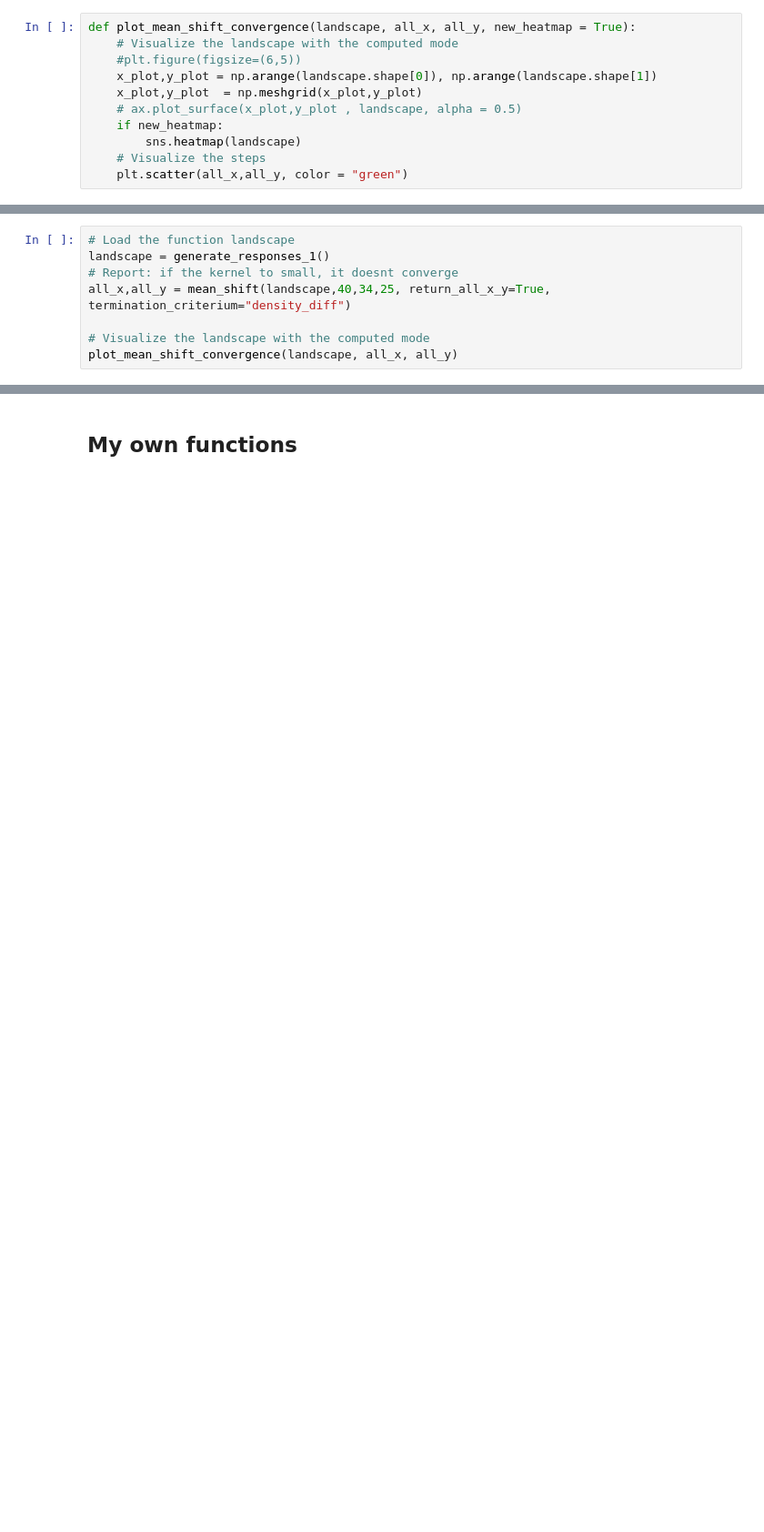
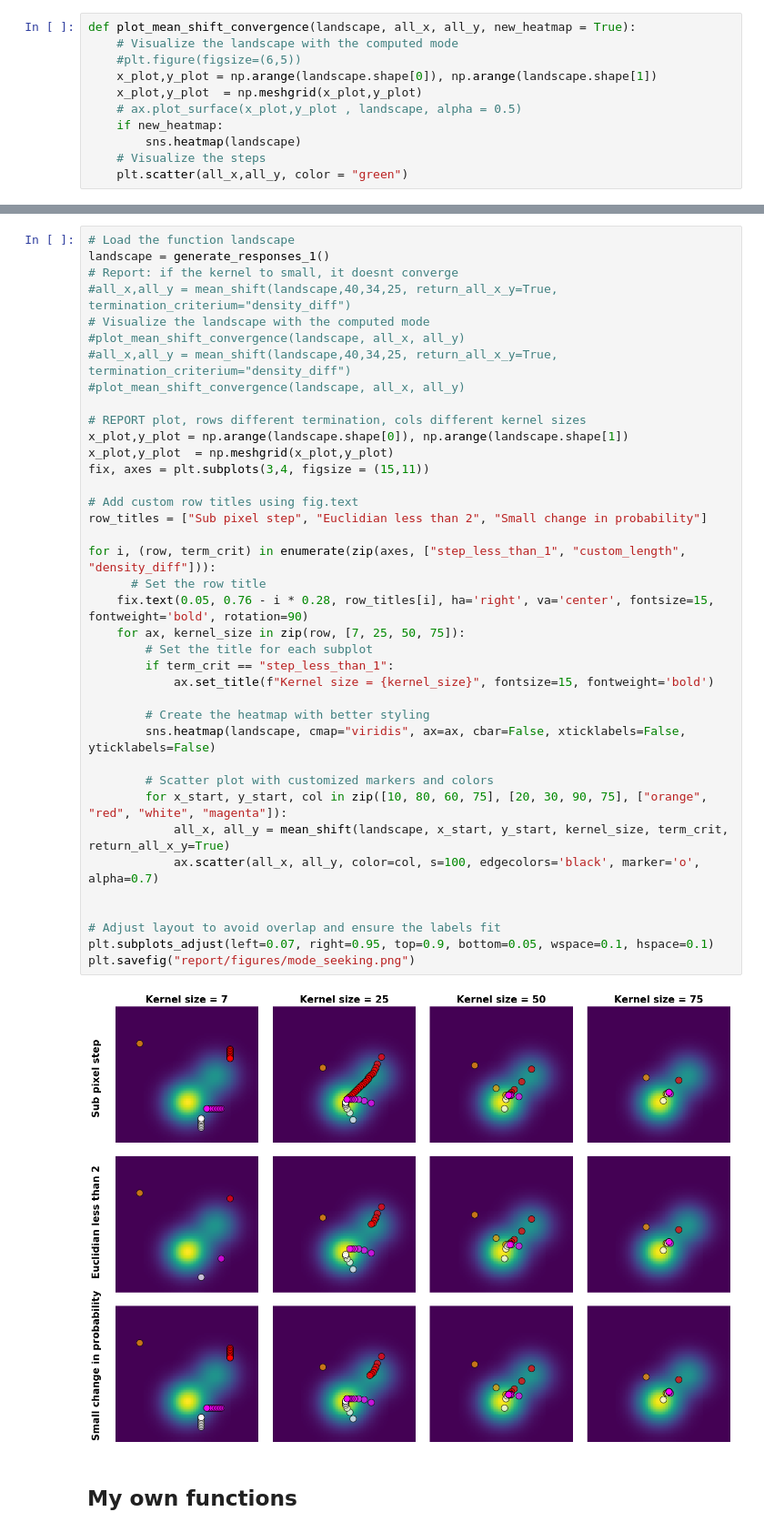
Before and after one commit to markoMedved/Advanced-methods-in-computer-vision-assignments, a Jupyter notebook: Mean-Shift-tracking/mean_shift.ipynb, the cells around one changed output, grey strips where cells are left out. Shown: that part at 91% size. Drawn from its saved outputs; the diff is of its cells as text; blank space fills up the shorter version.

Commit message:
started report

```diff
--- a/Mean-Shift-tracking/mean_shift.ipynb
+++ b/Mean-Shift-tracking/mean_shift.ipynb
@@ -115,8 +101,0 @@ def mean_shift(pdf, x_start, y_start, kernel_size,termination_criterium = "step_
-# %%
-# Load the function landscape
-landscape = generate_responses_1()
-# Report: if the kernel to small, it doesnt converge
-all_x,all_y = mean_shift(landscape,40,34,25, return_all_x_y=True, termination_criterium="density_diff")
-
-# Visualize the landscape with the computed mode
-plot_mean_shift_convergence(landscape, all_x, all_y)
@@ -126,2 +102,42 @@ plot_mean_shift_convergence(landscape, all_x, all_y)
+# %%
+# Load the function landscape
+landscape = generate_responses_1()
+# Report: if the kernel to small, it doesnt converge
+#all_x,all_y = mean_shift(landscape,40,34,25, return_all_x_y=True, termination_criterium="density_diff")
+# Visualize the landscape with the computed mode
+#plot_mean_shift_convergence(landscape, all_x, all_y)
+#all_x,all_y = mean_shift(landscape,40,34,25, return_all_x_y=True, termination_criterium="density_diff")
+#plot_mean_shift_convergence(landscape, all_x, all_y)
+
+# REPORT plot, rows different termination, cols different kernel sizes
+x_plot,y_plot = np.arange(landscape.shape[0]), np.arange(landscape.shape[1])
+x_plot,y_plot  = np.meshgrid(x_plot,y_plot)
+fix, axes = plt.subplots(3,4, figsize = (15,11))
+
+# Add custom row titles using fig.text
+row_titles = ["Sub pixel step", "Euclidian less than 2", "Small change in probability"]
+
+for i, (row, term_crit) in enumerate(zip(axes, ["step_less_than_1", "custom_length", "density_diff"])):
+      # Set the row title
+    fix.text(0.05, 0.76 - i * 0.28, row_titles[i], ha='right', va='center', fontsize=15, fontweight='bold', rotation=90)
+    for ax, kernel_size in zip(row, [7, 25, 50, 75]):
+        # Set the title for each subplot
+        if term_crit == "step_less_than_1":
+            ax.set_title(f"Kernel size = {kernel_size}", fontsize=15, fontweight='bold')
+
+        # Create the heatmap with better styling
+        sns.heatmap(landscape, cmap="viridis", ax=ax, cbar=False, xticklabels=False, yticklabels=False)
+
+        # Scatter plot with customized markers and colors
+        for x_start, y_start, col in zip([10, 80, 60, 75], [20, 30, 90, 75], ["orange", "red", "white", "magenta"]):
+            all_x, all_y = mean_shift(landscape, x_start, y_start, kernel_size, term_crit, return_all_x_y=True)
+            ax.scatter(all_x, all_y, color=col, s=100, edgecolors='black', marker='o', alpha=0.7)
+
+
+# Adjust layout to avoid overlap and ensure the labels fit
+plt.subplots_adjust(left=0.07, right=0.95, top=0.9, bottom=0.05, wspace=0.1, hspace=0.1)
+plt.savefig("report/figures/mode_seeking.png")
+# %% [output]
+[figure, added]
 # %% [markdown]
 ## My own functions
```
Also changed, not shown: parts of 6 cells of this notebook, 12 other files.
